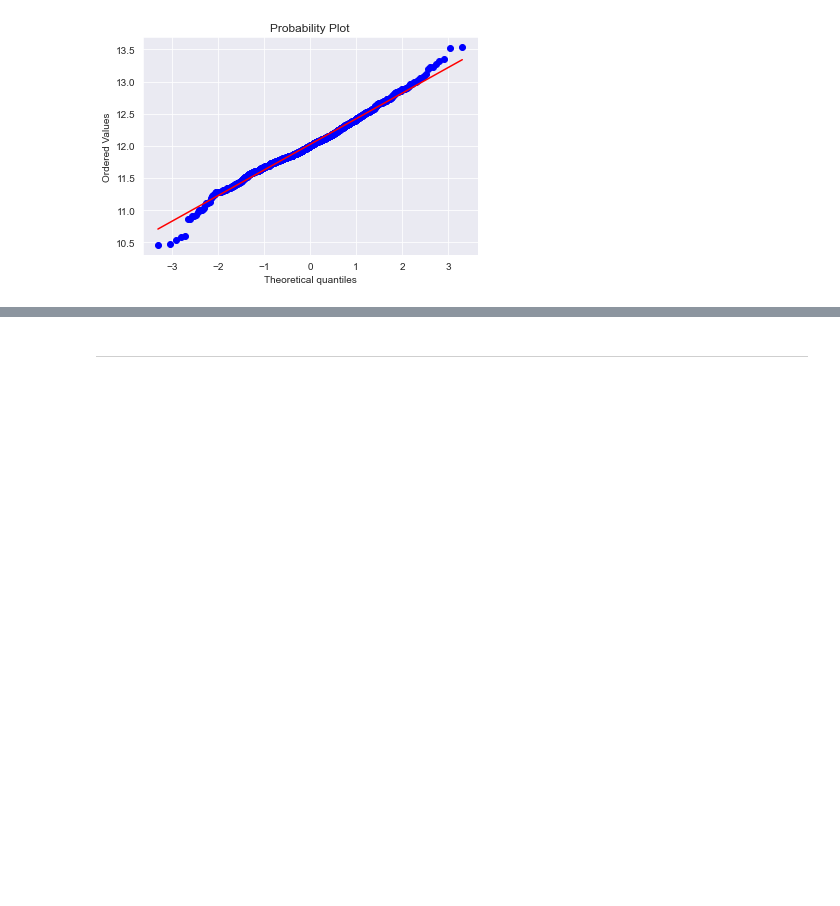
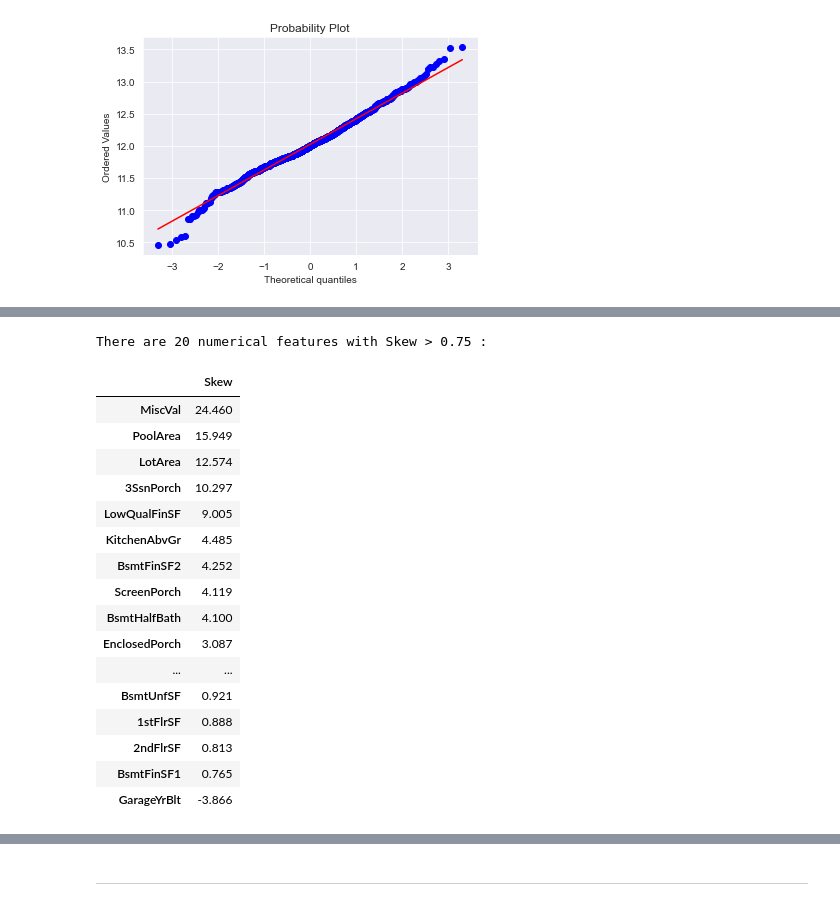
Before and after one commit to Mist3r-R/ames-house-price-prediction, a Jupyter notebook: House-Price-Prediction.ipynb, the cells around one changed output, grey strips where cells are left out. Cells and saved outputs as stored; diff of their text form; code cells hidden in the pictures; blank space fills up the shorter version.

```diff
--- a/House-Price-Prediction.ipynb
+++ b/House-Price-Prediction.ipynb
@@ -509,0 +542,26 @@ Now we can proceed to fixing numeric features.
+# %%
+skewed = train[numeric].apply(lambda x: x.skew()).sort_values(ascending=False)
+skewed = skewed[np.abs(skewed) > 0.75]
+skew_index = skewed.index
+print('There are {} numerical features with Skew > 0.75 :'.format(skewed.shape[0]))
+skewness = pd.DataFrame({'Skew': skewed})
+skewness
+# %% [output]
+There are 20 numerical features with Skew > 0.75 :
+|  | Skew |
+| MiscVal | 24.460 |
+| PoolArea | 15.949 |
+| LotArea | 12.574 |
+| 3SsnPorch | 10.297 |
+| LowQualFinSF | 9.005 |
+| KitchenAbvGr | 4.485 |
+| BsmtFinSF2 | 4.252 |
+| ScreenPorch | 4.119 |
+| BsmtHalfBath | 4.100 |
+| EnclosedPorch | 3.087 |
+| ... | ... |
+| BsmtUnfSF | 0.921 |
+| 1stFlrSF | 0.888 |
+| 2ndFlrSF | 0.813 |
+| BsmtFinSF1 | 0.765 |
+| GarageYrBlt | -3.866 |
```
Also changed, not shown: parts of 27 cells of this notebook.
